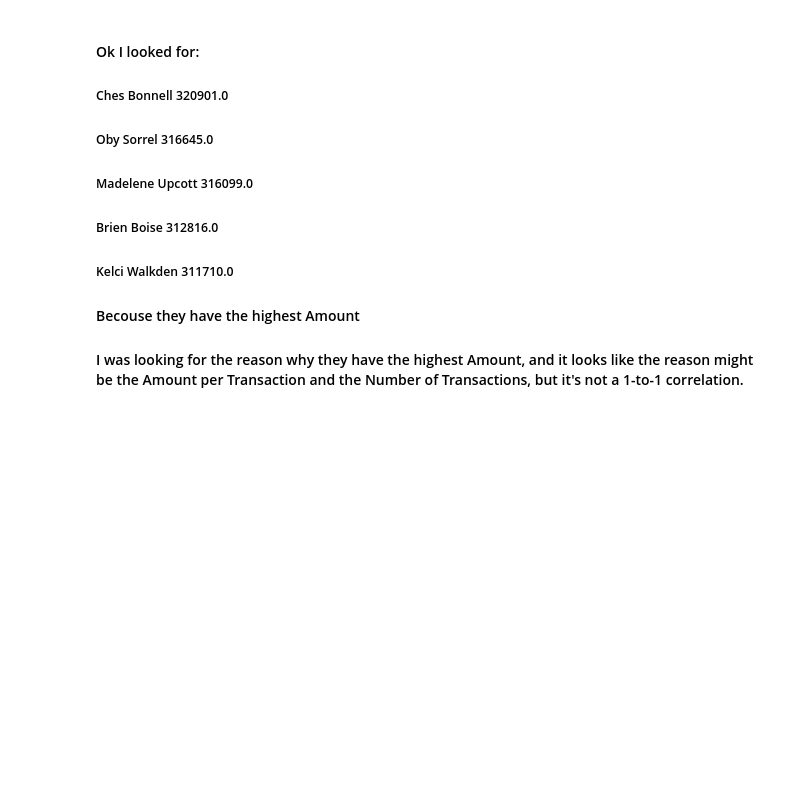
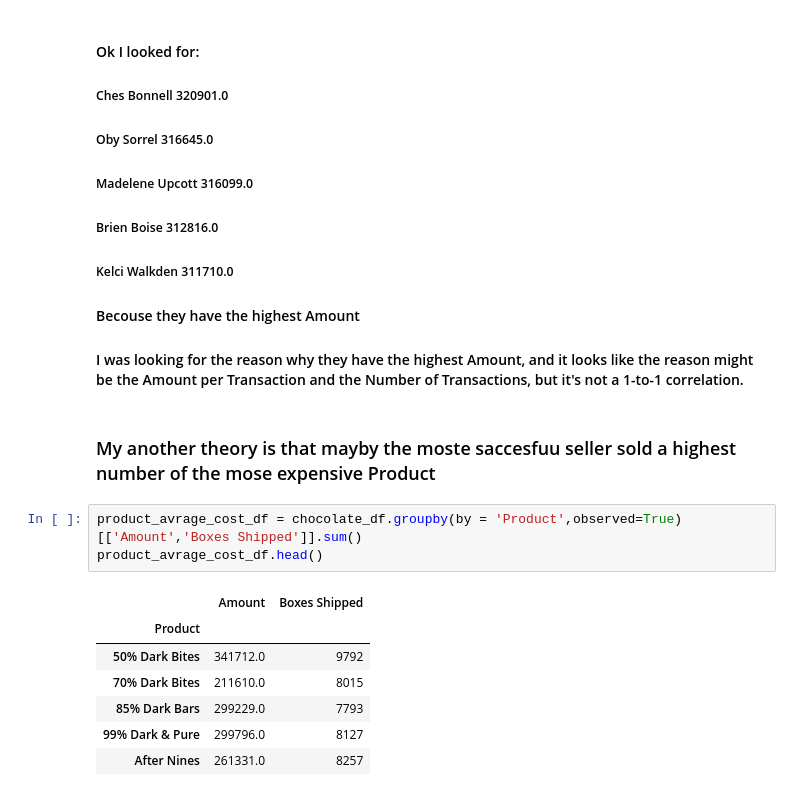
Before and after one commit to GrabarzVIII/chocolate_sales_data_analysis, a Jupyter notebook: chocolate_sales_data_analysis.ipynb, the cells around one changed output. Saved outputs shown, nothing was run; the diff lists cells and outputs as text; blank space fills up the shorter version.

```diff
--- a/chocolate_sales_data_analysis.ipynb
+++ b/chocolate_sales_data_analysis.ipynb
@@ -371,3 +372,16 @@ plt.show()
 ##### Kelci Walkden      311710.0
 #### Becouse they have the highest Amount
 #### I was looking for the reason why they have the highest Amount, and it looks like the reason might be the Amount per Transaction and the Number of Transactions, but it's not a 1-to-1 correlation.
+# %% [markdown]
+### My another theory is that mayby the moste saccesfuu seller sold a highest number of the mose expensive Product
+# %%
+product_avrage_cost_df = chocolate_df.groupby(by = 'Product',observed=True)[['Amount','Boxes Shipped']].sum()
+product_avrage_cost_df.head()
+# %% [output]
+|  | Amount | Boxes Shipped |
+| Product |  |  |
+| 50% Dark Bites | 341712.0 | 9792 |
+| 70% Dark Bites | 211610.0 | 8015 |
+| 85% Dark Bars | 299229.0 | 7793 |
+| 99% Dark & Pure | 299796.0 | 8127 |
+| After Nines | 261331.0 | 8257 |
```
Also changed, not shown: parts of 5 cells of this notebook.
